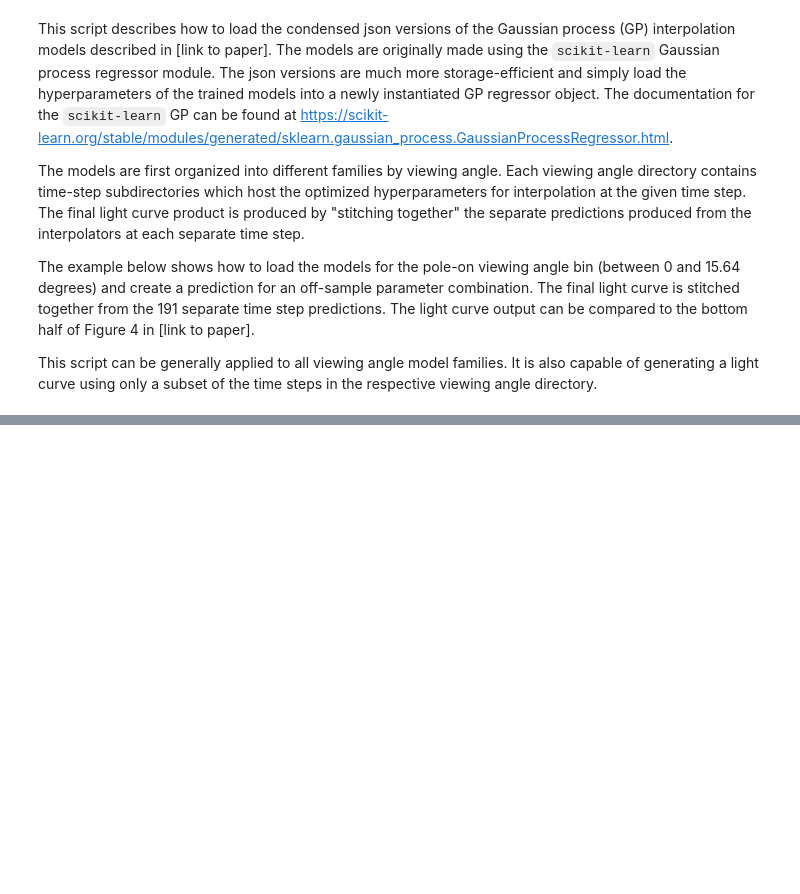
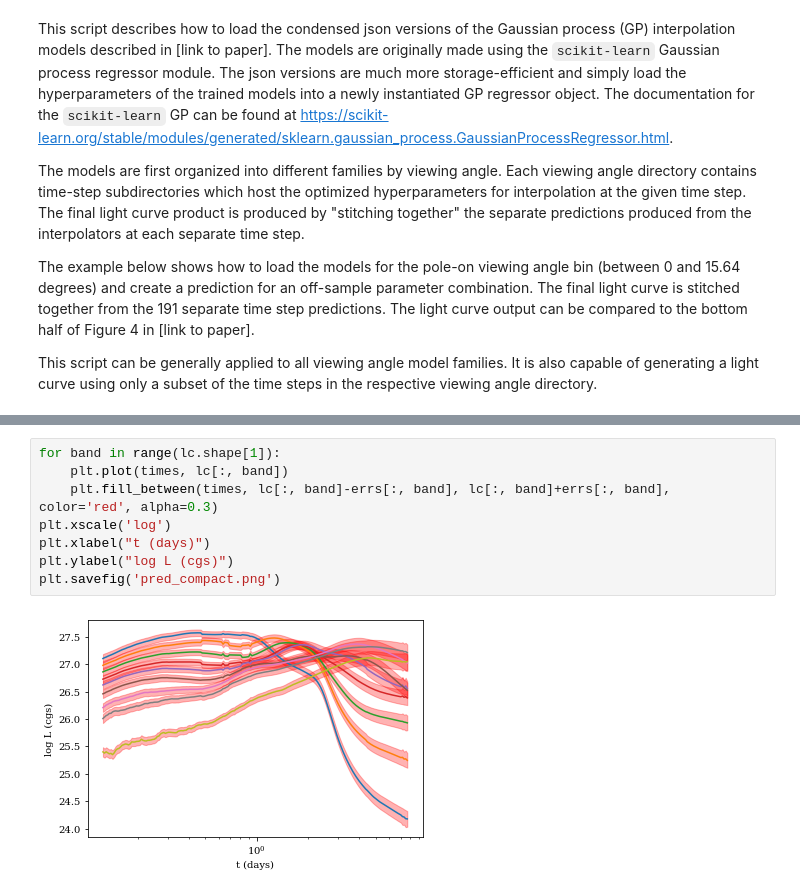
Before and after one commit to markoris/surrogate_kne, a Jupyter notebook: model_prediction_tutorial.ipynb, the cells around one changed output, grey strips where cells are left out. Saved outputs shown, nothing was run; the diff lists cells and outputs as text; blank space fills up the shorter version.

Commit message:
cell break; add plot axis labels

```diff
--- a/model_prediction_tutorial.ipynb
+++ b/model_prediction_tutorial.ipynb
@@ -52,0 +48,10 @@ plt.savefig('pred_compact.png')
+# %%
+for band in range(lc.shape[1]):
+	plt.plot(times, lc[:, band])
+	plt.fill_between(times, lc[:, band]-errs[:, band], lc[:, band]+errs[:, band], color='red', alpha=0.3)
+plt.xscale('log')
+plt.xlabel("t (days)")
+plt.ylabel("log L (cgs)")
+plt.savefig('pred_compact.png')
+# %% [output]
+[figure, added]
```
Also changed, not shown: parts of 1 cell of this notebook.
